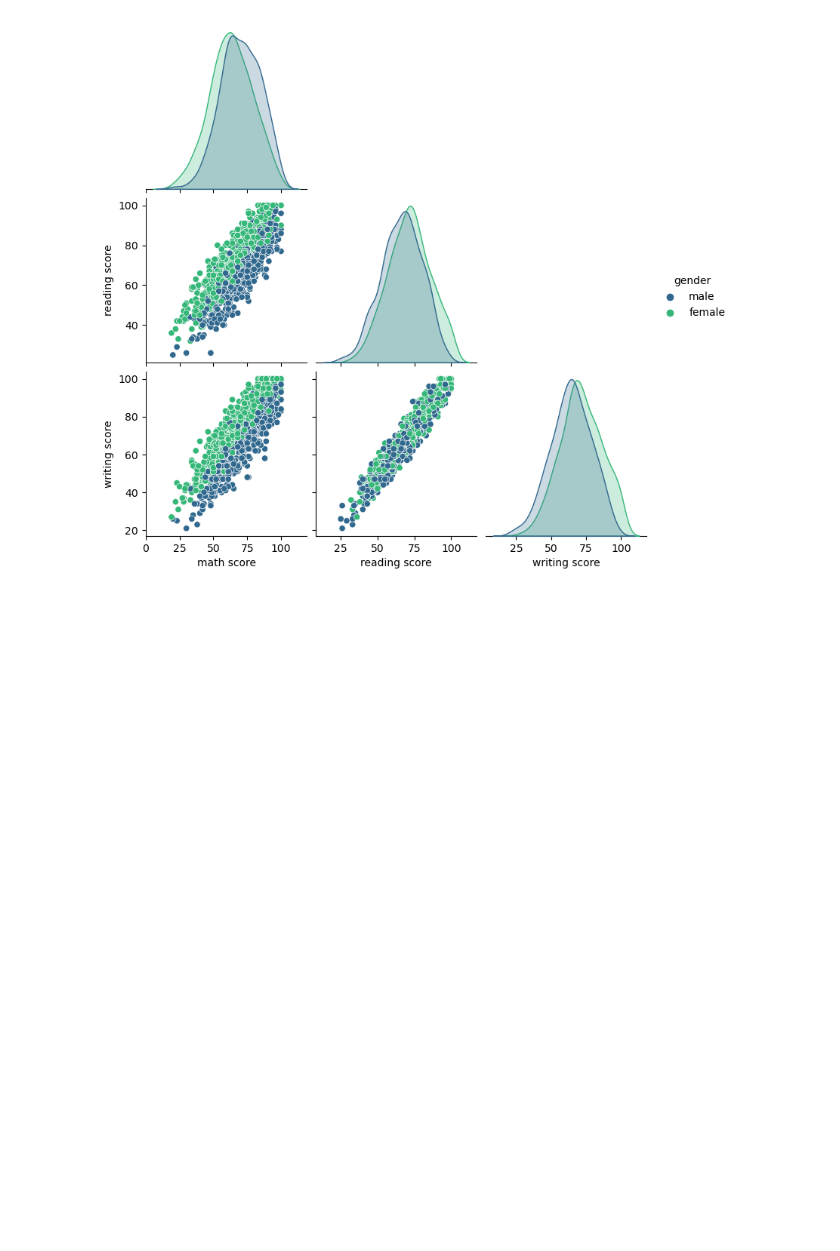
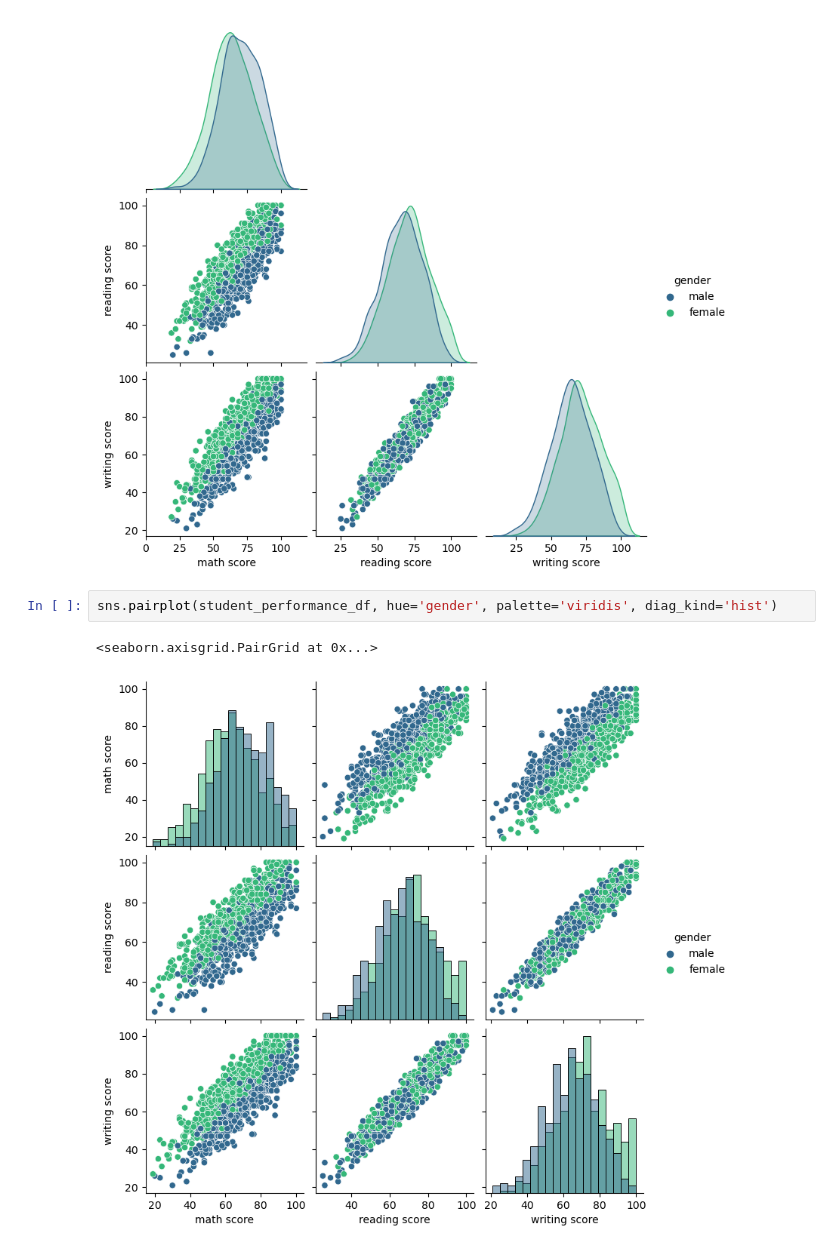
Before and after one commit to sandra-biology/Data-Analytics-A, a Jupyter notebook: Seaborn categorical and comparison plot practice.ipynb, the cells around one changed output. Saved outputs shown, nothing was run; the diff lists cells and outputs as text; blank space fills up the shorter version.

```diff
--- a/Seaborn categorical and comparison plot practice.ipynb
+++ b/Seaborn categorical and comparison plot practice.ipynb
@@ -142,3 +142,8 @@ sns.pairplot(student_performance_df, hue='gender', palette='viridis', corner=Tru
 # %% [output]
 <seaborn.axisgrid.PairGrid at 0x...>
 [figure]
+# %%
+sns.pairplot(student_performance_df, hue='gender', palette='viridis', diag_kind='hist')
+# %% [output]
+<seaborn.axisgrid.PairGrid at 0x...>
+[figure, added]
```
